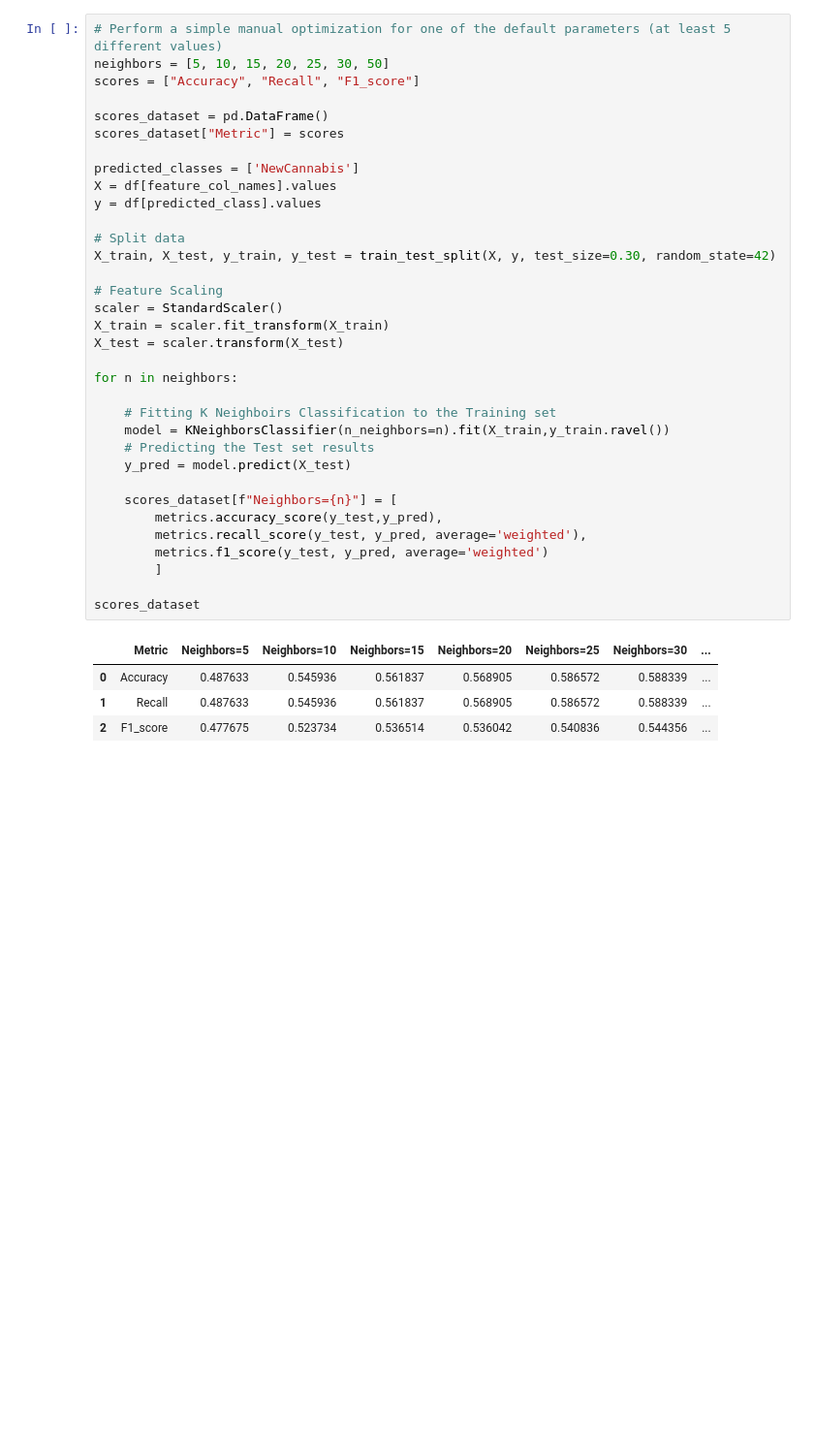
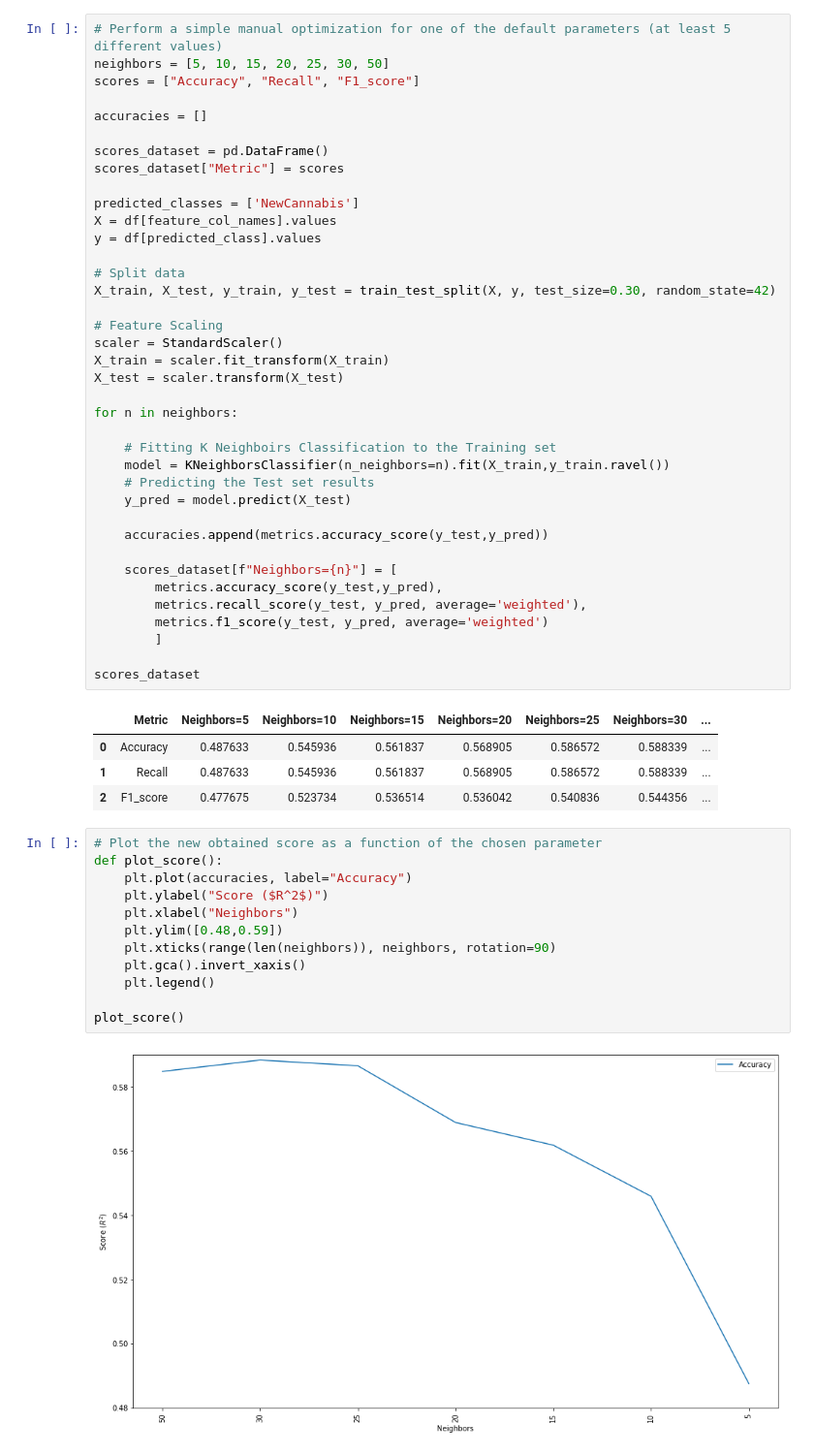
Before and after one commit to martinel-UAS/projects, a Jupyter notebook: Assignment_1/Assignment_1.ipynb, the cells around one changed output. Shown at 97% size. Cells and saved outputs as stored; diff of their text form; blank space fills up the shorter version.

```diff
--- a/Assignment_1/Assignment_1.ipynb
+++ b/Assignment_1/Assignment_1.ipynb
@@ -407,6 +407,8 @@ weighted avg      0.535     0.574     0.526       566
 # Perform a simple manual optimization for one of the default parameters (at least 5 different values)
 neighbors = [5, 10, 15, 20, 25, 30, 50]
 scores = ["Accuracy", "Recall", "F1_score"]
+
+accuracies = []
 
 scores_dataset = pd.DataFrame()
 scores_dataset["Metric"] = scores
@@ -430,6 +432,8 @@ for n in neighbors:
     # Predicting the Test set results
     y_pred = model.predict(X_test)
 
+    accuracies.append(metrics.accuracy_score(y_test,y_pred))
+
     scores_dataset[f"Neighbors={n}"] = [
         metrics.accuracy_score(y_test,y_pred),
         metrics.recall_score(y_test, y_pred, average='weighted'),
@@ -442,3 +446,17 @@ scores_dataset
 | 0 | Accuracy | 0.487633 | 0.545936 | 0.561837 | 0.568905 | 0.586572 | 0.588339 | ... |
 | 1 | Recall | 0.487633 | 0.545936 | 0.561837 | 0.568905 | 0.586572 | 0.588339 | ... |
 | 2 | F1_score | 0.477675 | 0.523734 | 0.536514 | 0.536042 | 0.540836 | 0.544356 | ... |
+# %%
+# Plot the new obtained score as a function of the chosen parameter
+def plot_score():
+    plt.plot(accuracies, label="Accuracy")
+    plt.ylabel("Score ($R^2$)")
+    plt.xlabel("Neighbors")
+    plt.ylim([0.48,0.59])
+    plt.xticks(range(len(neighbors)), neighbors, rotation=90)
+    plt.gca().invert_xaxis()
+    plt.legend()
+
+plot_score()
+# %% [output]
+[figure, added]
```
Also changed, not shown: parts of 3 cells of this notebook.
